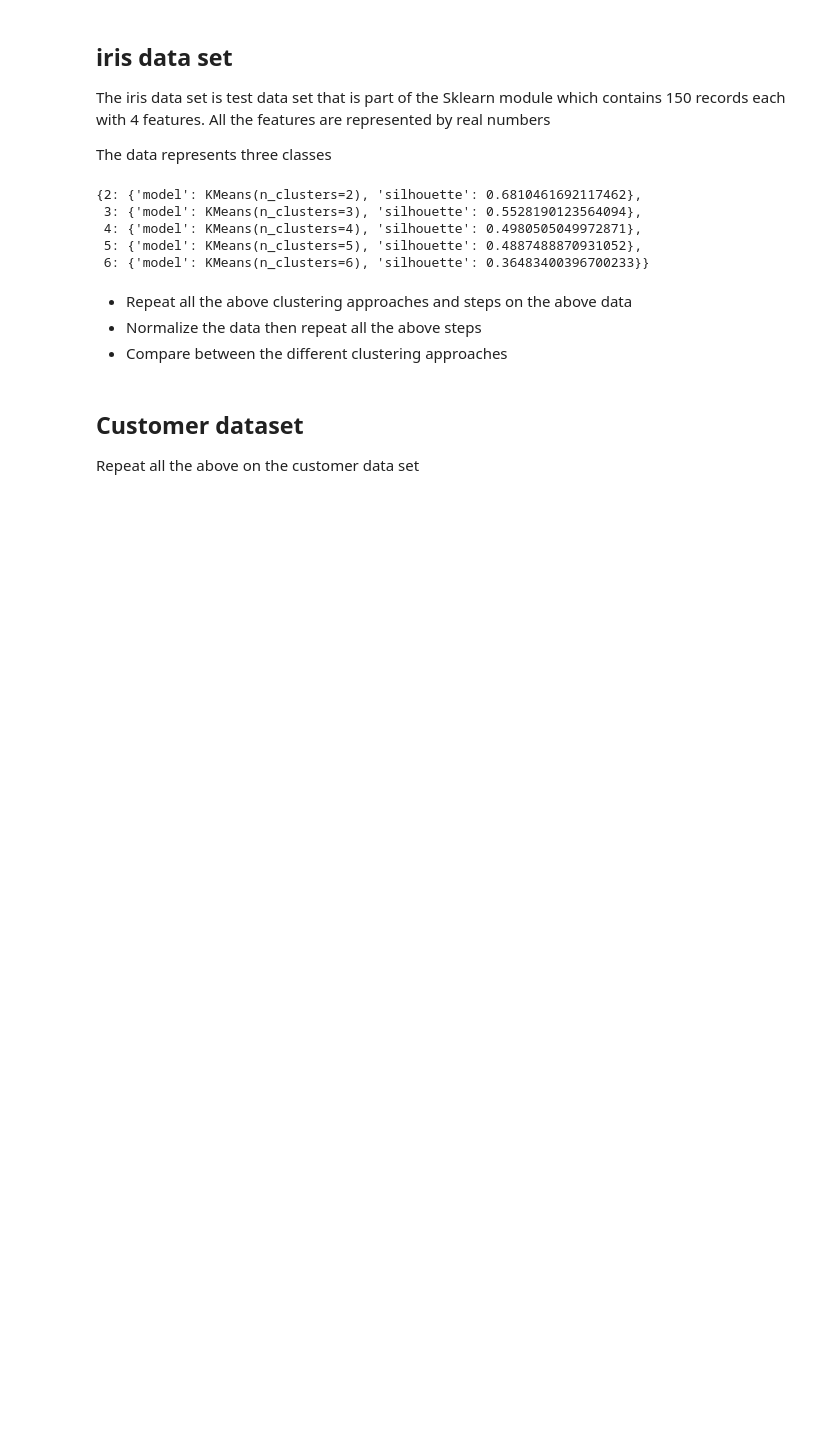
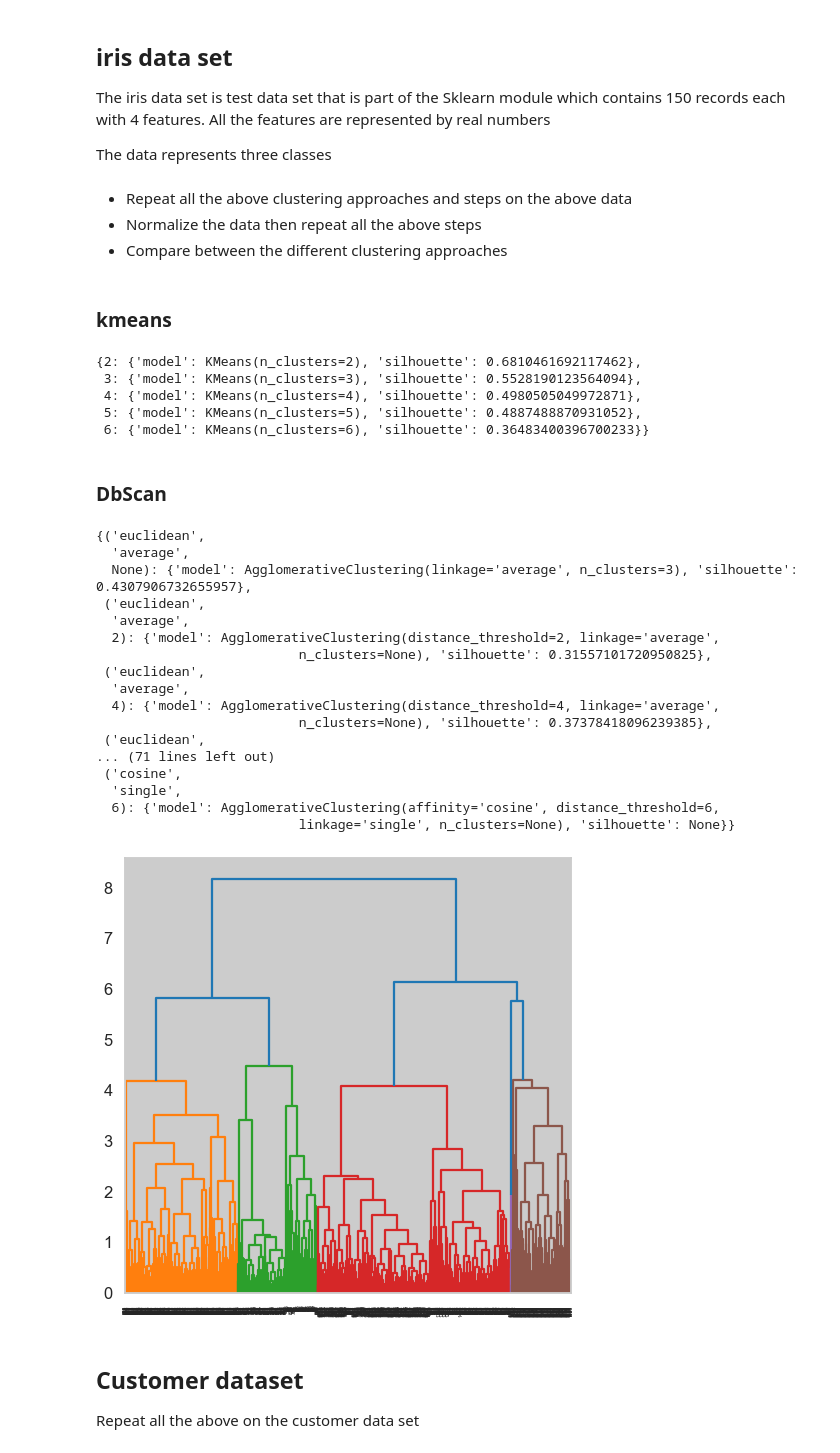
Before and after one commit to ahmednadr/guc-clustering-notebook, a Jupyter notebook: Clustering Project.ipynb, the cells around one changed output. Cells and saved outputs as stored; diff of their text form; code cells hidden in the pictures; blank space fills up the shorter version.

```diff
--- a/Clustering Project.ipynb
+++ b/Clustering Project.ipynb
@@ -212,18 +264,44 @@ which contains 150 records each with 4 features. All the features are represente
 The data represents three classes
 # %%
 from sklearn.datasets import load_iris
-iris_data = load_iris()
-kmeans(iris_data["data"])# type: ignore
+iris_data = load_iris()["data"]
-# %% [output]
-{2: {'model': KMeans(n_clusters=2), 'silhouette': 0.6810461692117462},
- 3: {'model': KMeans(n_clusters=3), 'silhouette': 0.5528190123564094},
- 4: {'model': KMeans(n_clusters=4), 'silhouette': 0.4980505049972871},
- 5: {'model': KMeans(n_clusters=5), 'silhouette': 0.4887488870931052},
- 6: {'model': KMeans(n_clusters=6), 'silhouette': 0.36483400396700233}}
 # %% [markdown]
 * Repeat all the above clustering approaches and steps on the above data
 * Normalize the data then repeat all the above steps
 * Compare between the different clustering approaches
+# %% [markdown]
+### kmeans
+# %%
+kmeans(iris_data)
+# %% [output]
+{2: {'model': KMeans(n_clusters=2), 'silhouette': 0.6810461692117462},
+ 3: {'model': KMeans(n_clusters=3), 'silhouette': 0.5528190123564094},
+ 4: {'model': KMeans(n_clusters=4), 'silhouette': 0.4980505049972871},
+ 5: {'model': KMeans(n_clusters=5), 'silhouette': 0.4887488870931052},
+ 6: {'model': KMeans(n_clusters=6), 'silhouette': 0.36483400396700233}}
+# %% [markdown]
+### DbScan
+# %%
+hierarchal(iris_data,True)
+# %% [output]
+{('euclidean',
+  'average',
+  None): {'model': AgglomerativeClustering(linkage='average', n_clusters=3), 'silhouette': 0.4307906732655957},
+ ('euclidean',
+  'average',
+  2): {'model': AgglomerativeClustering(distance_threshold=2, linkage='average',
+                          n_clusters=None), 'silhouette': 0.31557101720950825},
+ ('euclidean',
+  'average',
+  4): {'model': AgglomerativeClustering(distance_threshold=4, linkage='average',
+                          n_clusters=None), 'silhouette': 0.37378418096239385},
+ ('euclidean',
+... (71 lines left out)
+ ('cosine',
+  'single',
+  6): {'model': AgglomerativeClustering(affinity='cosine', distance_threshold=6,
+                          linkage='single', n_clusters=None), 'silhouette': None}}
+[figure, added]
 # %% [markdown]
 ## Customer dataset
 Repeat all the above on the customer data set
```
Also changed, not shown: parts of 3 cells of this notebook.
